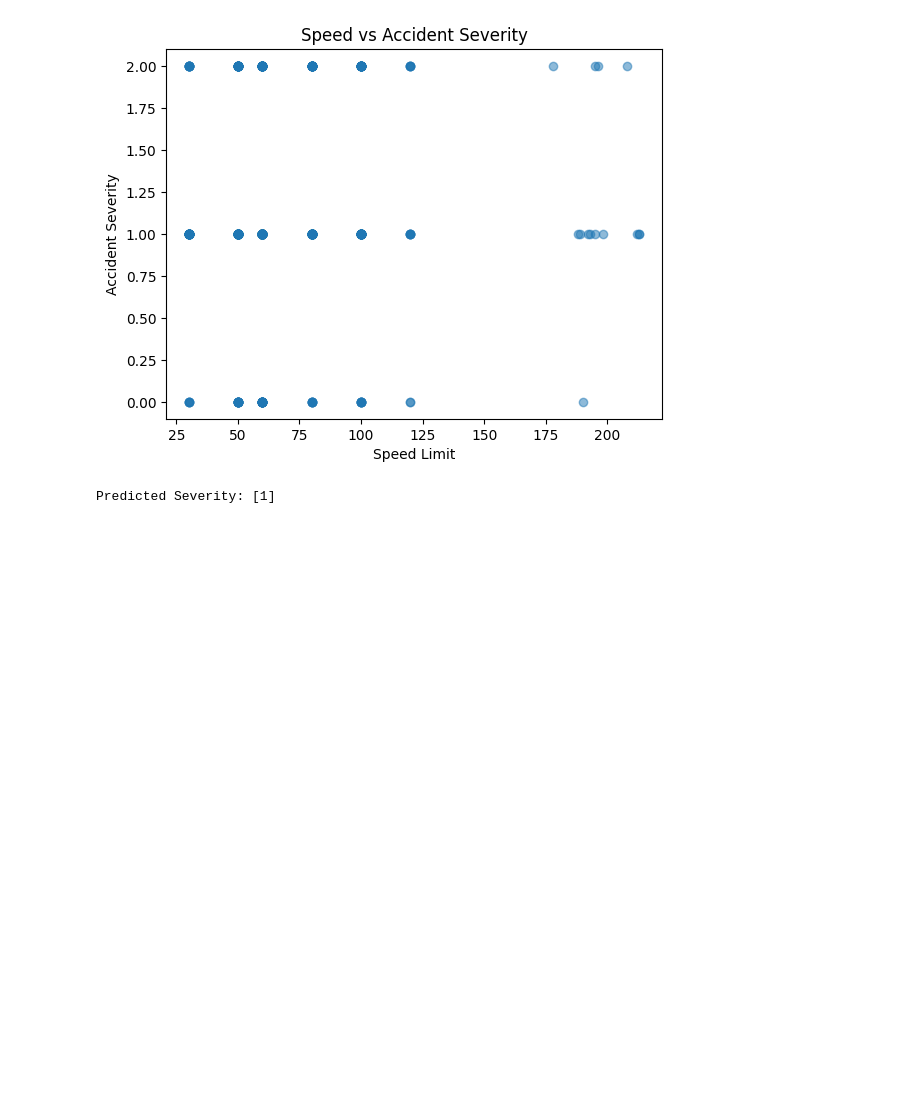
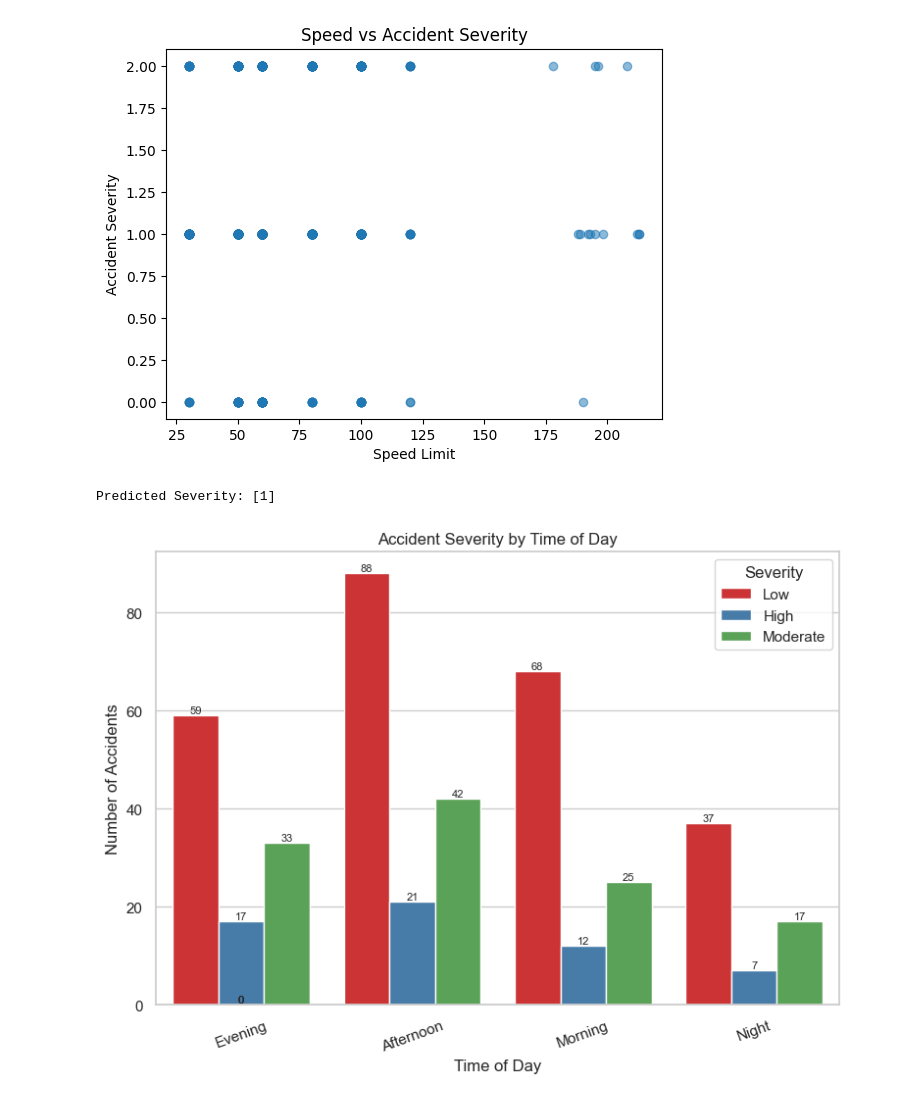
Before and after one commit to VaaniSharmmaa/Accident_Severity_Project, a Jupyter notebook: main.ipynb, the cells around one changed output. Cells and saved outputs as stored; diff of their text form; code cells hidden in the pictures; blank space fills up the shorter version.

```diff
--- a/main.ipynb
+++ b/main.ipynb
@@ -148,3 +181,47 @@ prediction = model.predict(sample)
 print("Predicted Severity:", prediction)
 # %% [output]
 Predicted Severity: [1]
+# %%
+import pandas as pd
+import matplotlib.pyplot as plt
+import seaborn as sns
+
+sns.set(style="whitegrid")
+
+# Load data (if not already loaded)
+df = pd.read_csv("dataset_traffic_accident_prediction1.csv")
+df = df.dropna()
+
+# Convert severity to labels (if numeric)
+if df['Accident_Severity'].dtype != 'object':
+    df['Accident_Severity'] = df['Accident_Severity'].map({
+        0: 'Low',
+        1: 'Medium',
+        2: 'High'
+    })
+
+# Plot grouped bar chart
+plt.figure(figsize=(9,6))
+ax = sns.countplot(
+    x='Time_of_Day',
+    hue='Accident_Severity',
+    data=df,
+    palette='Set1'
+)
+
+# Add counts on bars
+for p in ax.patches:
+    ax.annotate(f'{int(p.get_height())}',
+                (p.get_x() + p.get_width()/2., p.get_height()),
+                ha='center', va='bottom', fontsize=8)
+
+plt.title("Accident Severity by Time of Day")
+plt.xlabel("Time of Day")
+plt.ylabel("Number of Accidents")
+
+plt.legend(title="Severity")
+plt.xticks(rotation=20)
+
+plt.show()
+# %% [output]
+[figure, added]
```
Also changed, not shown: parts of 1 cell of this notebook.
